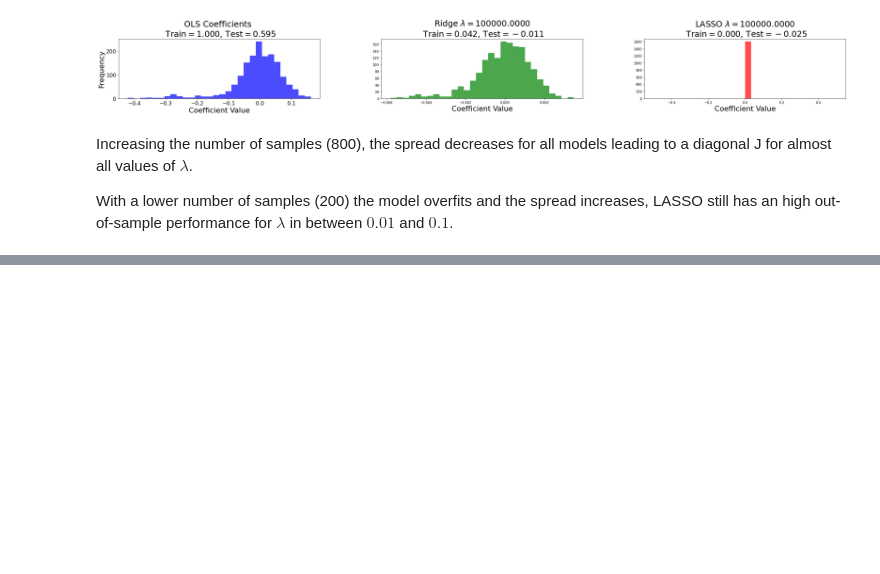
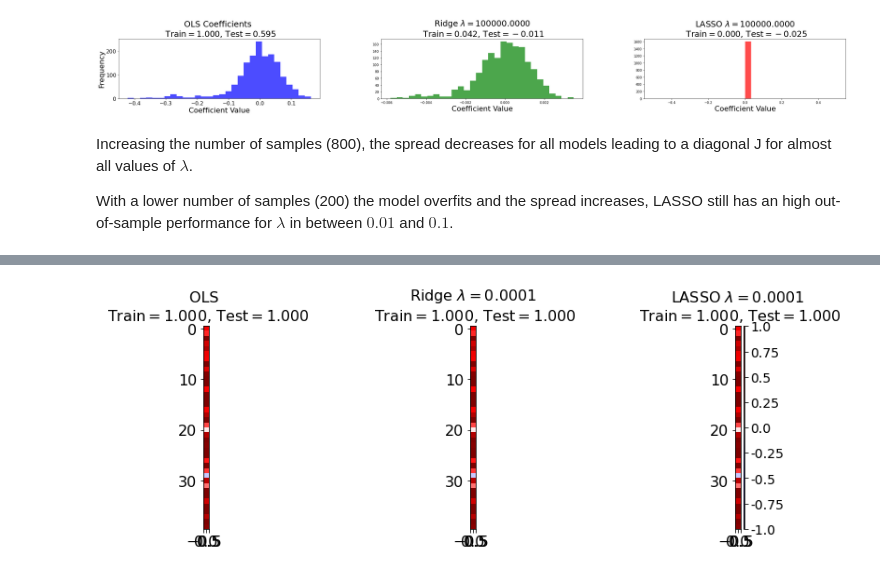
Before and after one commit to PaulD273/Machine_learning, a Jupyter notebook: Mehta review/Note4/NB_CVI-linreg_ising.ipynb, the cells around one changed output, grey strips where cells are left out. Saved outputs shown, nothing was run; the diff lists cells and outputs as text; code cells hidden in the pictures; blank space fills up the shorter version.

```diff
--- a/Mehta review/Note4/NB_CVI-linreg_ising.ipynb
+++ b/Mehta review/Note4/NB_CVI-linreg_ising.ipynb
@@ -375,0 +436,93 @@ With a lower number of samples (200) the model overfits and the spread increases
+# %%
+Data_ob = [states, energies_ob]
+# define number of samples
+n_samples=400
+#n_samples=200
+# define train and test data sets
+X_train=Data_ob[0][:n_samples]
+Y_train=Data_ob[1][:n_samples] #+ np.random.normal(0,4.0,size=X_train.shape[0])
+X_test=Data_ob[0][n_samples:3*n_samples//2]
+Y_test=Data_ob[1][n_samples:3*n_samples//2] #+ np.random.normal(0,4.0,size=X_test.shape[0])
+# %%
+
+
+# set up Lasso and Ridge Regression models
+leastsq=linear_model.LinearRegression()
+ridge=linear_model.Ridge()
+lasso = linear_model.Lasso()
+
+# define error lists
+train_errors_leastsq = []
+test_errors_leastsq = []
+
+train_errors_ridge = []
+test_errors_ridge = []
+
+train_errors_lasso = []
+test_errors_lasso = []
+
+# set regularisation strength values
+lmbdas = np.logspace(-4, 5, 10)
+
+#Initialize coeffficients for ridge regression and Lasso
+coefs_leastsq = []
+coefs_ridge = []
+coefs_lasso=[]
+
+for lmbda in lmbdas:
+
+    ### ordinary least squares
+    leastsq.fit(X_train, Y_train) # fit model
+    coefs_leastsq.append(leastsq.coef_) # store weights
+    # use the coefficient of determination R^2 as the performance of prediction.
+    train_errors_leastsq.append(leastsq.score(X_train, Y_train))
+    test_errors_leastsq.append(leastsq.score(X_test,Y_test))
+
+    ### apply RIDGE regression
+    ridge.set_params(alpha=lmbda) # set regularisation parameter
+    ridge.fit(X_train, Y_train) # fit model
+    coefs_ridge.append(ridge.coef_) # store weights
+    # use the coefficient of determination R^2 as the performance of prediction.
+    train_errors_ridge.append(ridge.score(X_train, Y_train))
+    test_errors_ridge.append(ridge.score(X_test,Y_test))
+
+    ### apply LASSO regression
+    lasso.set_params(alpha=lmbda) # set regularisation parameter
+    lasso.fit(X_train, Y_train) # fit model
+    coefs_lasso.append(lasso.coef_) # store weights
+    # use the coefficient of determination R^2 as the performance of prediction.
+    train_errors_lasso.append(lasso.score(X_train, Y_train))
+    test_errors_lasso.append(lasso.score(X_test,Y_test))
+
+    ### plot Ising interaction J
+    h_leastsq=np.array(leastsq.coef_)
+    h_ridge=np.array(ridge.coef_)
+    h_lasso=np.array(lasso.coef_)
+
+    cmap_args=dict(vmin=-1., vmax=1., cmap='seismic')
+
+    fig, axarr = plt.subplots(nrows=1, ncols=3)
+
+    axarr[0].imshow(np.expand_dims(h_leastsq, axis=1),**cmap_args)
+    axarr[0].set_title('OLS \n Train$=%.3f$, Test$=%.3f$'%(train_errors_leastsq[-1], test_errors_leastsq[-1]),fontsize=16)
+    axarr[0].tick_params(labelsize=16)
+
+    axarr[1].imshow(np.expand_dims(h_ridge, axis=1),**cmap_args)
+    axarr[1].set_title('Ridge $\lambda=%.4f$\n Train$=%.3f$, Test$=%.3f$' %(lmbda,train_errors_ridge[-1],test_errors_ridge[-1]),fontsize=16)
+    axarr[1].tick_params(labelsize=16)
+
+    im=axarr[2].imshow(np.expand_dims(h_lasso, axis=1),**cmap_args)
+    axarr[2].set_title('LASSO $\lambda=%.4f$\n Train$=%.3f$, Test$=%.3f$' %(lmbda,train_errors_lasso[-1],test_errors_lasso[-1]),fontsize=16)
+    axarr[2].tick_params(labelsize=16)
+
+    divider = make_axes_locatable(axarr[2])
+    cax = divider.append_axes("right", size="5%", pad=0.05)
+    cbar=fig.colorbar(im, cax=cax)
+
+    cbar.ax.set_yticklabels(np.arange(-1.0, 1.0+0.25, 0.25),fontsize=14)
+
+    fig.subplots_adjust(right=2.0)
+
+    plt.show()
+# %% [output]
+[figure, added]
```
Also changed, not shown: parts of 7 cells of this notebook, 2 other files.
